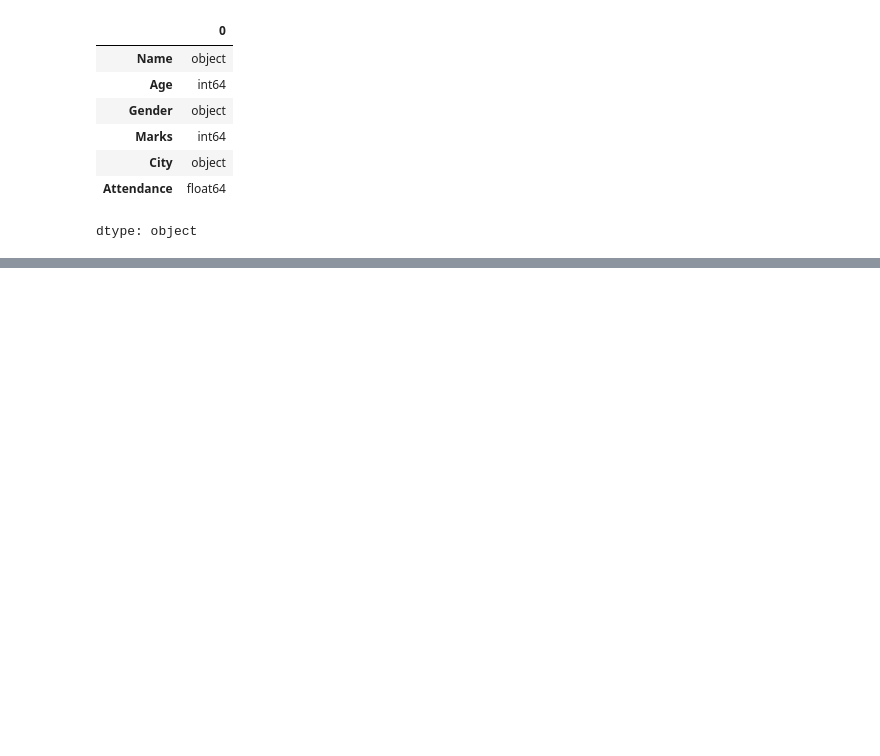
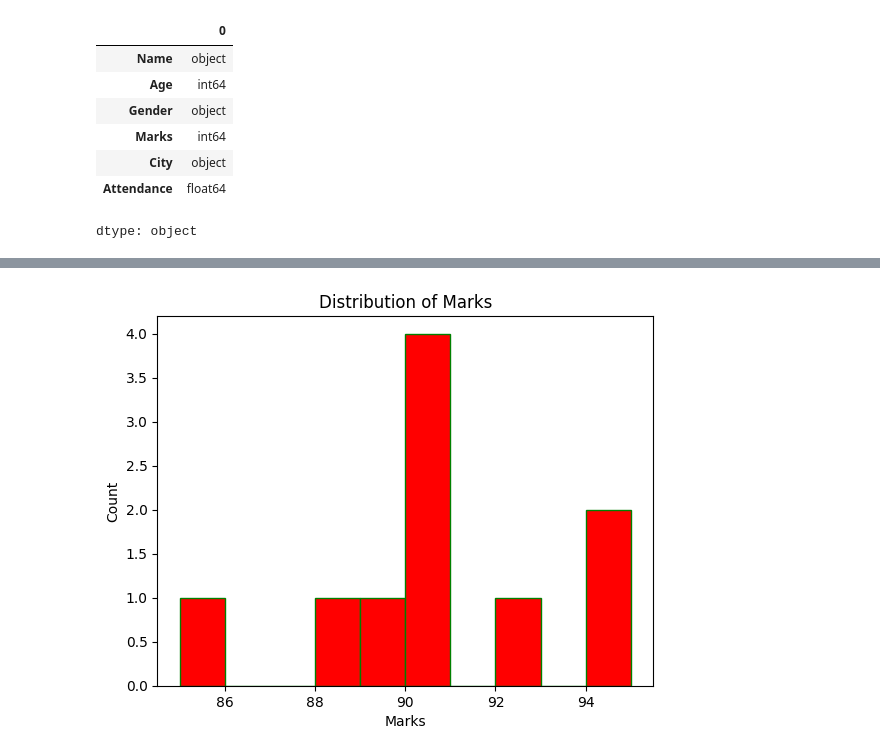
Before and after one commit to ELaNGO-02/AI-Training, a Jupyter notebook: day1Task.ipynb, the cells around one changed output, grey strips where cells are left out. Saved outputs shown, nothing was run; the diff lists cells and outputs as text; code cells hidden in the pictures; blank space fills up the shorter version.

```diff
--- a/day1Task.ipynb
+++ b/day1Task.ipynb
@@ -66,0 +132,8 @@ memory usage: 612.0+ bytes
+# %%
+plt.hist(data['Attendance'], color='red', edgecolor="green")
+plt.title("Distribution of Marks")
+plt.xlabel("Marks")
+plt.ylabel("Count")
+plt.show()
+# %% [output]
+[figure, added]
```
Also changed, not shown: parts of 15 cells of this notebook.
